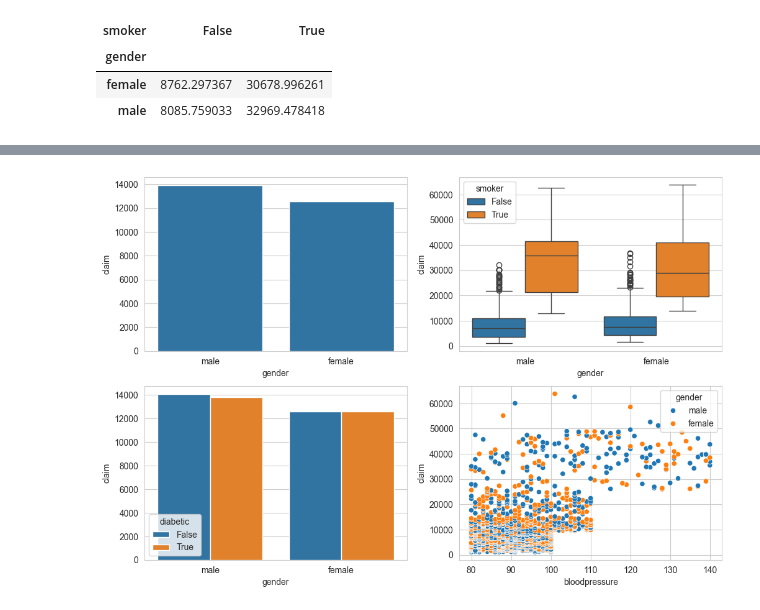
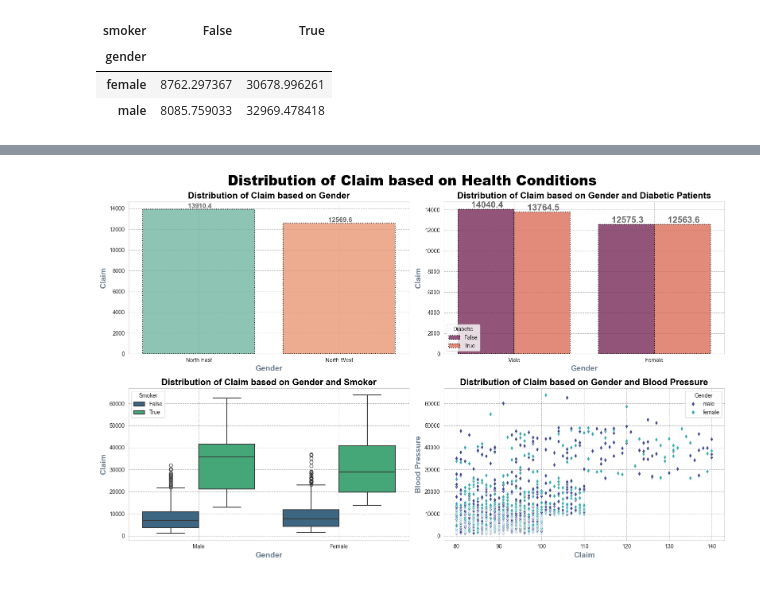
Before and after one commit to SaurabhSSB/medical-expense-analysis, a Jupyter notebook: 2_eda.ipynb, the cells around one changed output, grey strips where cells are left out. Cells and saved outputs as stored; diff of their text form; code cells hidden in the pictures.

```diff
--- a/2_eda.ipynb
+++ b/2_eda.ipynb
@@ -916,10 +911,57 @@ plt.show()
 # %%
 fig, axes= plt.subplots(nrows= 2, ncols= 2, figsize=(16, 10))
-sns.barplot(x= df.gender, y= df.claim, ci= False, ax= axes[0,0])
-sns.boxplot(x='gender', y='claim', hue='smoker', data=df, ax= axes[0,1])
-sns.barplot(x='gender', y='claim', hue='diabetic', data=df, ci= False, ax= axes[1,0])
-sns.scatterplot(x= 'bloodpressure', y= 'claim', hue= 'gender', data=df, ax= axes[1,1])
+sns.set_style('whitegrid')
 
+ax_1= sns.barplot(x= df.gender, y= df.claim, ci= False, linewidth= 1.5, linestyle= ":", palette= 'Set2', edgecolor= 'black', width= 0.8, alpha= 0.8, ax= axes[0, 0])
+
+for container in ax_1.containers:
+    labels= [f'{bar.get_height(): .1f}' for  bar in container]
+    ax_1.bar_label(container, labels= labels, fontsize= 12, fontweight= 'bold', color= 'dimgray')
+
+axes[0,0].set_title('Distribution of Claim based on Gender', fontsize= 16, fontweight= 'bold', color= 'black')
+axes[0,0].set_xlabel('Gender', fontsize= 14, fontweight= 'bold', color= 'slategray')
+axes[0,0].set_ylabel('Claim', fontsize= 14, fontweight= 'bold', color= 'slategray')
+axes[0,0].set_xticklabels(['North East', 'North West', 'South East', 'South West'])
+
+axes[0,0].grid(True, linewidth= 0.8, linestyle= '--', color= 'grey', alpha= 0.6)
+
+
+ax_2= sns.barplot(x='gender', y='claim', hue='diabetic', data=df, ci= False, order= ['male', 'female'], linewidth= 1.5, linestyle= ':', palette= 'rocket', edgecolor= 'black',
+                  width= 0.8, alpha= 0.8, ax= axes[0, 1])
+
+for container in ax_2.containers:
+    labels= [f'{bar.get_height(): .1f}' for bar in container]
+    ax_2.bar_label(container, labels= labels, fontsize= 16, fontweight= 'bold', color= 'dimgray')
+
+axes[0,1].set_title('Distribution of Claim based on Gender and Diabetic Patients', fontsize= 16, fontweight= 'bold', color= 'black')
+axes[0,1].set_xlabel('Gender', fontsize= 14, fontweight= 'bold', color= 'slategray')
+axes[0,1].set_ylabel('Claim', fontsize= 14, fontweight= 'bold', color= 'slategray')
+axes[0,1].set_xticklabels(['Male', "Female"])
+
+axes[0,1].grid(True, linewidth= 0.8, linestyle= "--", color= 'grey', alpha= 0.6)
+axes[0,1].legend(title= "Diabetic")
+
+sns.boxplot(x='gender', y='claim', hue='smoker', data=df, order= ['male', 'female'], linewidth= 1.5, width= 0.8, palette= 'viridis', ax= axes[1, 0])
+
+axes[1, 0].set_title('Distribution of Claim based on Gender and Smoker', fontsize= 16, fontweight= 'bold', color= 'black')
+axes[1, 0].set_xlabel('Gender', fontsize= 14, fontweight= 'bold', color= 'slategray')
+axes[1, 0].set_ylabel('Claim', fontsize= 14, fontweight= 'bold', color= 'slategray')
+axes[1, 0].set_xticklabels(['Male', "Female"])
+
+axes[1,0].grid(True, linewidth= 0.8, linestyle= "--", color= 'grey', alpha= 0.6)
+axes[1,0].legend(title= "Smoker")
+
+sns.scatterplot(x= 'bloodpressure', y= 'claim', data=df, hue= 'gender', marker= 'd', palette= 'mako', edgecolor= 'white', ax= axes[1,1])
+
+axes[1,1].set_title('Distribution of Claim based on Gender and Blood Pressure', fontsize= 16, fontweight= 'bold', color= 'black')
+axes[1,1].set_xlabel('Claim', fontsize= 14, fontweight= 'bold', color= 'slategray')
+axes[1,1].set_ylabel('Blood Pressure', fontsize= 14, fontweight= 'bold', color= 'slategray')
+
+axes[1,1].grid(True, linewidth= 0.8, linestyle= "--", color= 'grey', alpha= 0.6)
+axes[1,1].legend(title= "Gender")
+
+plt.suptitle("Distribution of Claim based on Health Conditions", fontsize= 25, fontweight= 'black', color= 'black')
+plt.tight_layout()
 plt.show()
 # %% [output]
-[figure, old version]
+[figure, new version]
```
Also changed, not shown: parts of 4 cells of this notebook.
